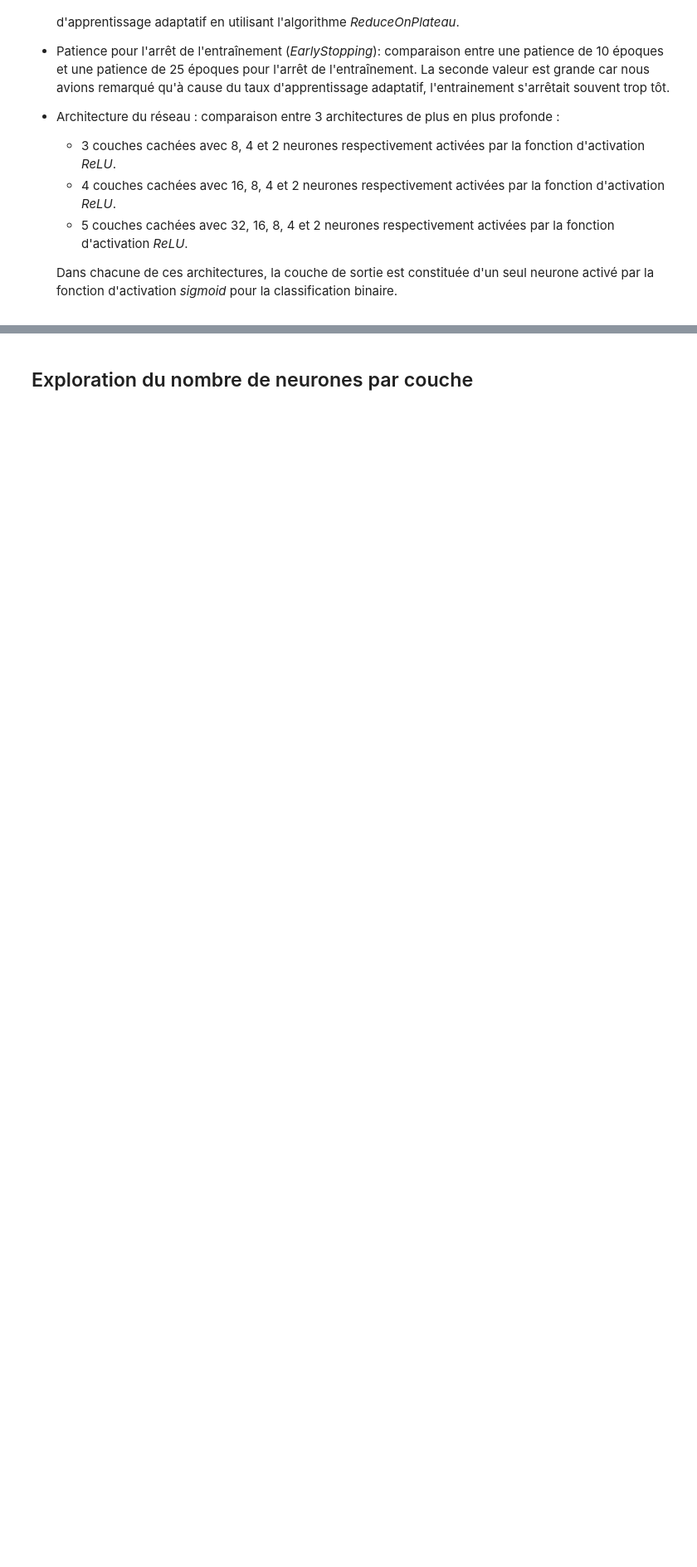
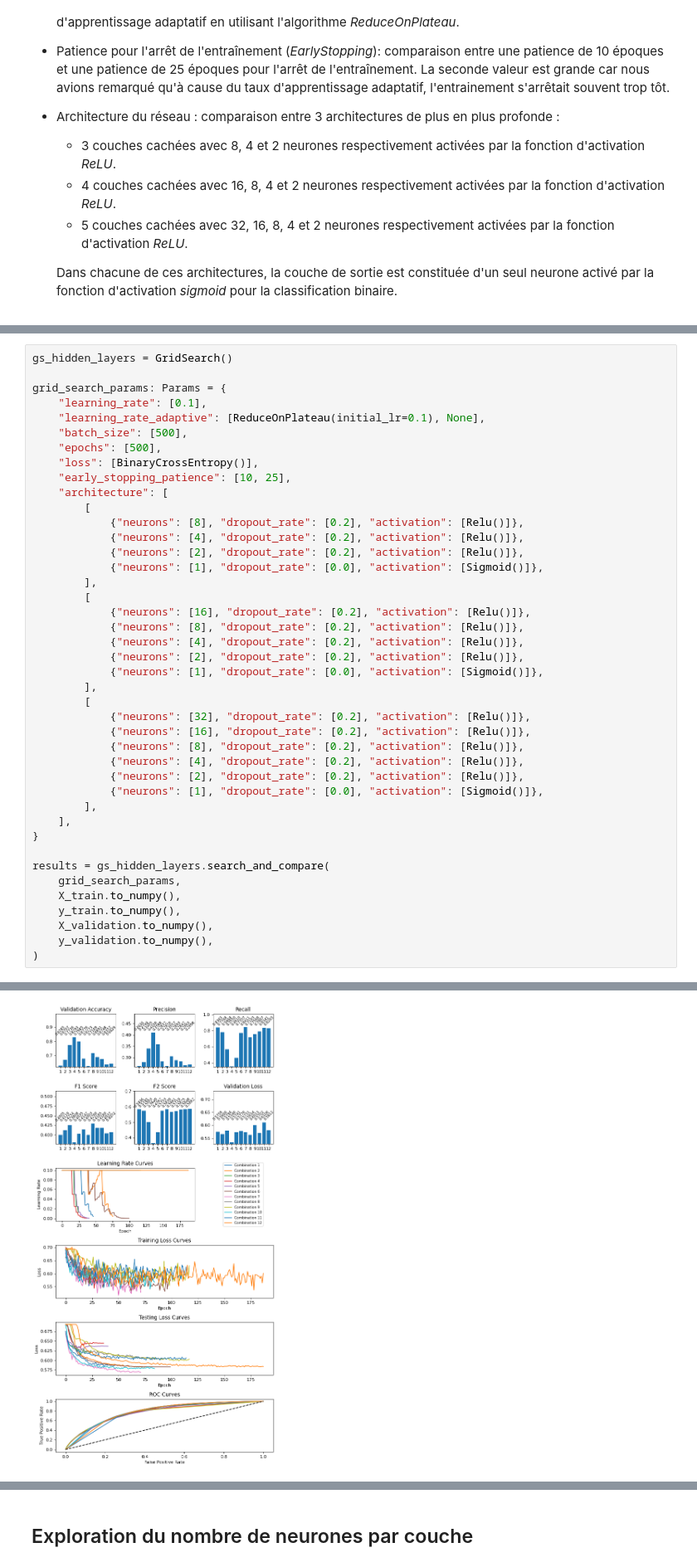
Before and after one commit to 0xybo/CESI_A4_IA_DeepLearning, a Jupyter notebook: Livrable 3.ipynb, the cells around one changed output, grey strips where cells are left out. Shown at 83% size. Drawn from its saved outputs; the diff is of its cells as text; blank space fills up the shorter version.

```diff
--- a/Livrable 3.ipynb
+++ b/Livrable 3.ipynb
@@ -230,0 +184,43 @@ On peut conclure de cette première partie que l'augmentation du nombre de couch
+# %%
+gs_hidden_layers = GridSearch()
+
+grid_search_params: Params = {
+    "learning_rate": [0.1],
+    "learning_rate_adaptive": [ReduceOnPlateau(initial_lr=0.1), None],
+    "batch_size": [500],
+    "epochs": [500],
+    "loss": [BinaryCrossEntropy()],
+    "early_stopping_patience": [10, 25],
+    "architecture": [
+        [
+            {"neurons": [8], "dropout_rate": [0.2], "activation": [Relu()]},
+            {"neurons": [4], "dropout_rate": [0.2], "activation": [Relu()]},
+            {"neurons": [2], "dropout_rate": [0.2], "activation": [Relu()]},
+            {"neurons": [1], "dropout_rate": [0.0], "activation": [Sigmoid()]},
+        ],
+        [
+            {"neurons": [16], "dropout_rate": [0.2], "activation": [Relu()]},
+            {"neurons": [8], "dropout_rate": [0.2], "activation": [Relu()]},
+            {"neurons": [4], "dropout_rate": [0.2], "activation": [Relu()]},
+            {"neurons": [2], "dropout_rate": [0.2], "activation": [Relu()]},
+            {"neurons": [1], "dropout_rate": [0.0], "activation": [Sigmoid()]},
+        ],
+        [
+            {"neurons": [32], "dropout_rate": [0.2], "activation": [Relu()]},
+            {"neurons": [16], "dropout_rate": [0.2], "activation": [Relu()]},
+            {"neurons": [8], "dropout_rate": [0.2], "activation": [Relu()]},
+            {"neurons": [4], "dropout_rate": [0.2], "activation": [Relu()]},
+            {"neurons": [2], "dropout_rate": [0.2], "activation": [Relu()]},
+            {"neurons": [1], "dropout_rate": [0.0], "activation": [Sigmoid()]},
+        ],
+    ],
+}
+
+results = gs_hidden_layers.search_and_compare(
+    grid_search_params,
+    X_train.to_numpy(),
+    y_train.to_numpy(),
+    X_validation.to_numpy(),
+    y_validation.to_numpy(),
+)
+# %% [output]
@@ -230,0 +241 @@ On peut conclure de cette première partie que l'augmentation du nombre de couch
+[figure, added]
```
Also changed, not shown: parts of 36 cells of this notebook, 3 other files.
